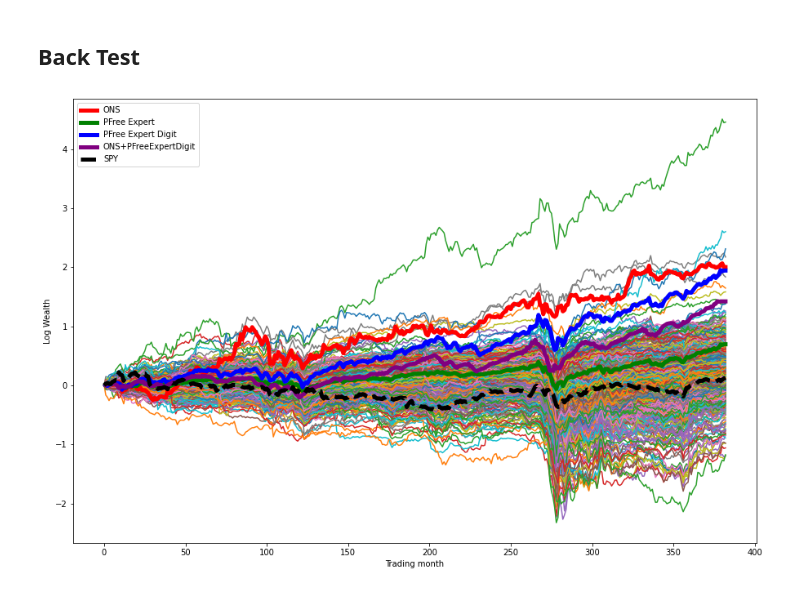
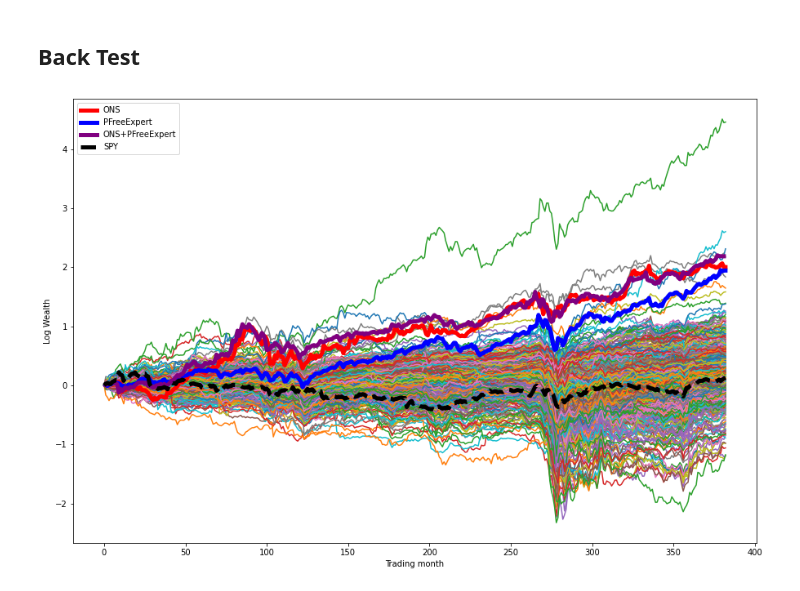
Before and after one commit to Siahkamari/Portfolio-Optimization-via-Expert-Algorithms, a Jupyter notebook: Online Newton Step/ons.ipynb, the cells around one changed output. Saved outputs shown, nothing was run; the diff lists cells and outputs as text; code cells hidden in the pictures.

```diff
--- a/Online Newton Step/ons.ipynb
+++ b/Online Newton Step/ons.ipynb
@@ -137,6 +137,8 @@ def project(y, A):
   return np.array(sol['x']).reshape(-1)
 
 def ons(prices):
+  n = len(prices)
+  T = len(prices[0])
   # parameters:
   alpha = 0.5
 
@@ -182,7 +184,7 @@ fig1, ax1 = plt.subplots(1,3)
 fig1.set_size_inches(25, 15)
 
 # Parameter Free Expert
-x, log_wealth_expert_digit = portfolio.pfe(stocks)
+x, log_wealth_expert = portfolio.pfe(stocks)
 ax1[0] = portfolio_plot(x,my_stocks,ax1[0] )
 ax1[0].set_title('PFE', {'fontsize': 25})
 
@@ -193,10 +195,10 @@ ax1[1].set_title('ONS', {'fontsize': 25})
 
 # ONS + Parameter Free Expert
 my_etf = ['ONS','PFE']
-alg1 = np.exp(log_wealth_expert_digit).reshape(1,-1)
+alg1 = np.exp(log_wealth_expert).reshape(1,-1)
 alg2 = np.exp(log_wealth_ons).reshape(1,-1)
 etf = np.concatenate((alg1, alg2), axis = 0)
-x , log_weal = pfe(etf)
+x , log_wealth_expert_ons = pfe(etf)
 ax1[2] = portfolio_plot(x, my_etf, ax1[2])
 ax1[2].set_title('PFE(PFE,ONS)', {'fontsize': 25})
 
@@ -208,22 +210,21 @@ plt.show()
 # %%
 ## Visualization
 fig, ax = plt.subplots()
 fig.set_size_inches(15, 10)
 for i, symbol in enumerate(my_stocks):
     ax.plot(range(T),np.log(stocks[i,:]) - np.log(stocks[i,0]))
 
 
 ax.plot(range(1,T), log_wealth_ons , 'r' , linewidth=5, label='ONS')
-ax.plot(range(1,T), log_wealth_expert , 'g' , linewidth=5, label='PFree Expert')
-ax.plot(range(1,T), log_wealth_expert_digit , 'b' , linewidth=5, label='PFree Expert Digit')
-ax.plot(range(1,T), log_wealth_expert_digit_ons , 'purple' , linewidth=5, label='ONS+PFreeExpertDigit')
+ax.plot(range(1,T), log_wealth_expert , 'b' , linewidth=5, label='PFreeExpert')
+ax.plot(range(1,T-1), log_wealth_expert_ons , 'purple' , linewidth=5, label='ONS+PFreeExpert')
 ax.plot(range(T), np.log(stocks[2,:])- np.log(stocks[2,0]), '--k' , linewidth=5, label='SPY')
 
 ax.legend()
 ax.set_xlabel('Trading month')
 ax.set_ylabel('Log Wealth')
 plt.show()
 # %% [output]
-[figure, old version]
+[figure, new version]
 # %%
 print("Date is now: )",times.iloc[-1])
```
Also changed, not shown: parts of 1 cell of this notebook.
